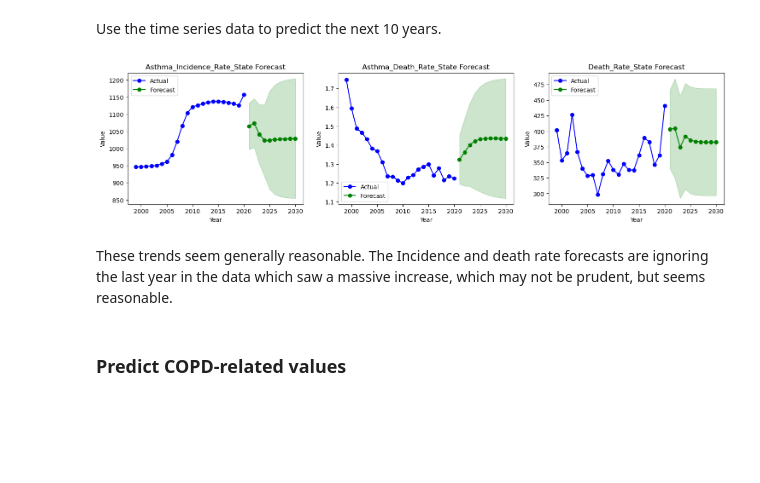
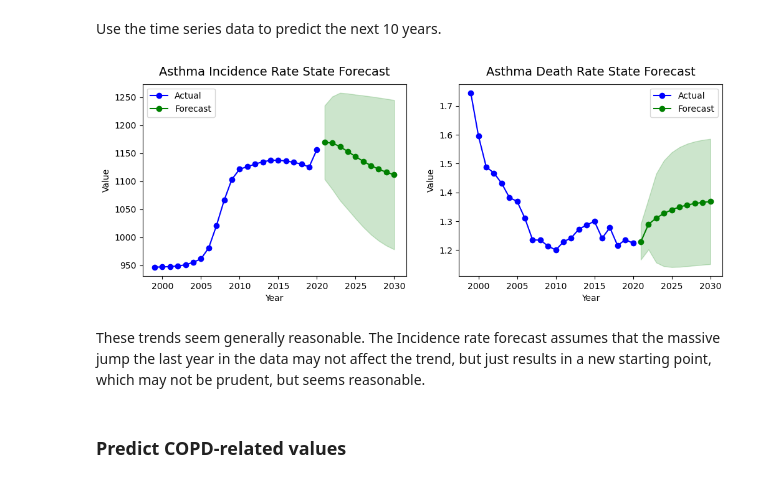
Before and after one commit to himanshunaidu/data512_project, a Jupyter notebook: wildfire_healthcare_data_analysis.ipynb, the cells around one changed output. Cells and saved outputs as stored; diff of their text form; code cells hidden in the pictures; blank space fills up the shorter version.

```diff
--- a/wildfire_healthcare_data_analysis.ipynb
+++ b/wildfire_healthcare_data_analysis.ipynb
@@ -428,7 +450,7 @@ smoke_asthma_related_df.head(2)
 | 0 | 1999 | 27.668611 | 1999 | 946.534152 | 1.745294 | ... |
 | 1 | 2000 | 61.533159 | 2000 | 946.980314 | 1.595262 | ... |
 # %%
-asthma_endog_cols = ['Asthma_Incidence_Rate_State', 'Asthma_Death_Rate_State', 'Death_Rate_State']
+asthma_endog_cols = ['Asthma_Incidence_Rate_State', 'Asthma_Death_Rate_State']
 # %%
 # Get Best Parameters for Asthma
 asthma_best_order = grid_search_VARMAX(data = smoke_asthma_related_df, endog_cols = asthma_endog_cols)
@@ -463,22 +485,22 @@ with warnings.catch_warnings():
                               forecast_steps = FORECAST_STEPS, forecast_exog=forecasted_smoke_estimates_df)
 # %%
 # Plot each forecasted variable of asthma with confidence intervals, in subplots
-fig, ax = plt.subplots(nrows=1, ncols=3)
-fig.set_size_inches(18, 4)
+fig, ax = plt.subplots(nrows=1, ncols=2)
+fig.set_size_inches(12, 4)
 for index, col in enumerate(asthma_endog_cols):
     ax[index].plot(smoke_asthma_related_df['Year'], smoke_asthma_related_df[col], marker='o', color='b')
     ax[index].plot(forecasted_smoke_estimates_df['Year'], asthma_forecast_df[col], marker='o', color='g')
     ax[index].fill_between(forecasted_smoke_estimates_df['Year'],
                             asthma_forecast_df[f'lower {col}'],
                             asthma_forecast_df[f'upper {col}'], color='g', alpha=0.2)
     ax[index].set_xlabel('Year')
     ax[index].set_ylabel('Value')
-    ax[index].set_title(f'{col} Forecast')
+    ax[index].set_title(f'{' '.join(col.split('_'))} Forecast', fontsize=14, pad=10)
     ax[index].legend(['Actual', 'Forecast'])
 # %% [output]
-[figure, old version]
+[figure, new version]
 # %% [markdown]
-These trends seem generally reasonable. The Incidence and death rate forecasts are ignoring the last year in the data which saw a massive increase, which may not be prudent, but seems reasonable.
+These trends seem generally reasonable. The Incidence rate forecast assumes that the massive jump the last year in the data may not affect the trend, but just results in a new starting point, which may not be prudent, but seems reasonable.
 # %% [markdown]
 ### Predict COPD-related values
 # %%
```
Also changed, not shown: parts of 20 cells of this notebook, 2 other files.
